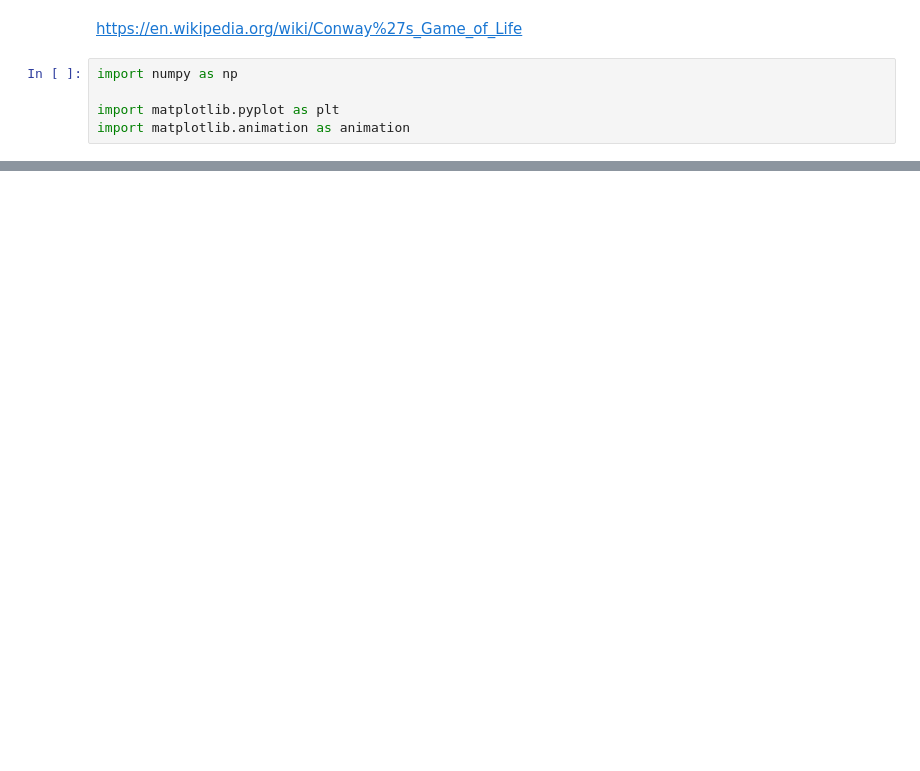
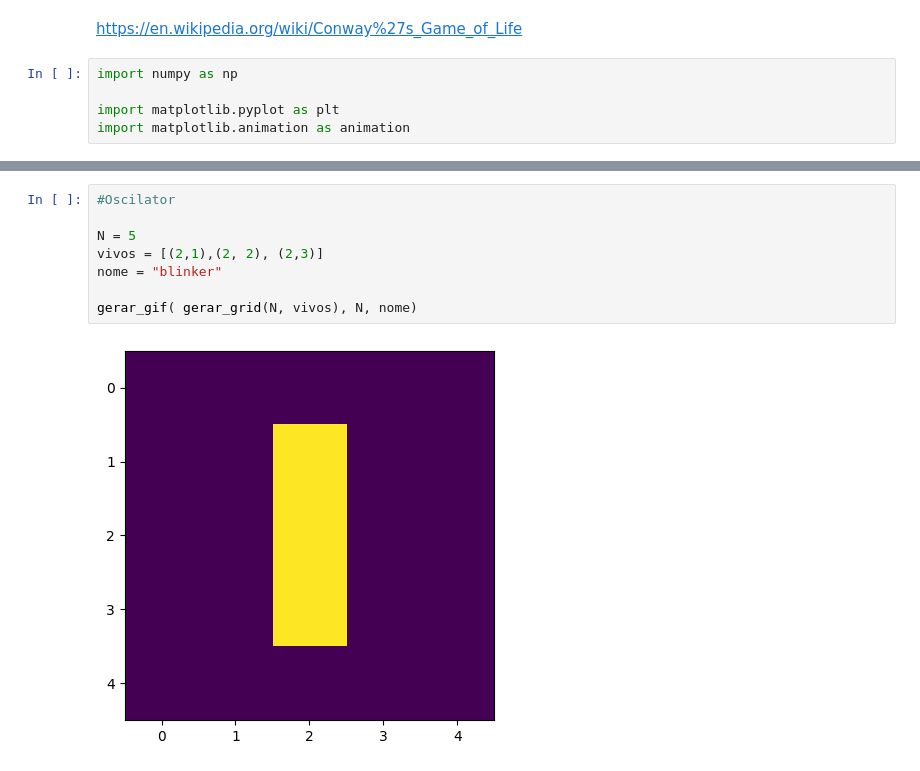
Before and after one commit to matncb/fund-prog, a Jupyter notebook: lista1/jogo-da-vida-de-conway-ex7.ipynb, the cells around one changed output, grey strips where cells are left out. Cells and saved outputs as stored; diff of their text form; blank space fills up the shorter version.

```diff
--- a/lista1/jogo-da-vida-de-conway-ex7.ipynb
+++ b/lista1/jogo-da-vida-de-conway-ex7.ipynb
@@ -49,0 +92,10 @@ ani.save(filename="vida.gif", writer="pillow")
+# %%
+#Oscilator
+
+N = 5
+vivos = [(2,1),(2, 2), (2,3)]
+nome = "blinker"
+
+gerar_gif( gerar_grid(N, vivos), N, nome)
+# %% [output]
+[figure, added]
```
Also changed, not shown: parts of 9 cells of this notebook, 8 other files.
